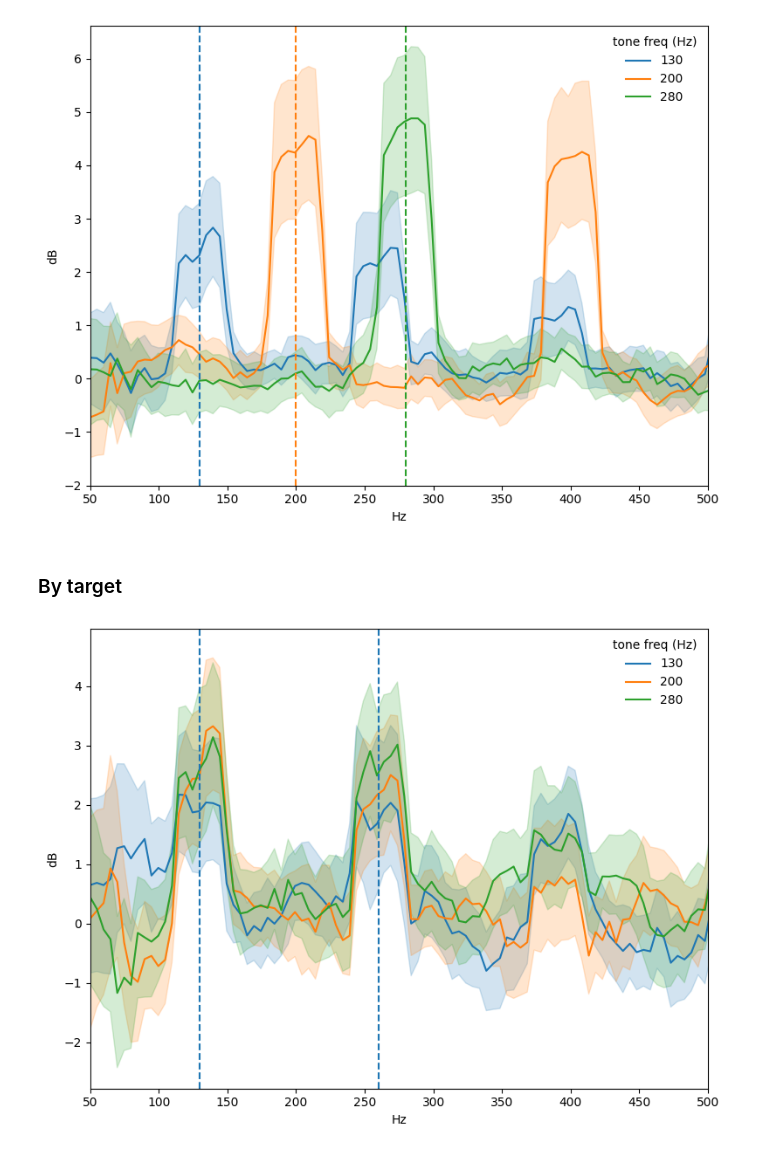
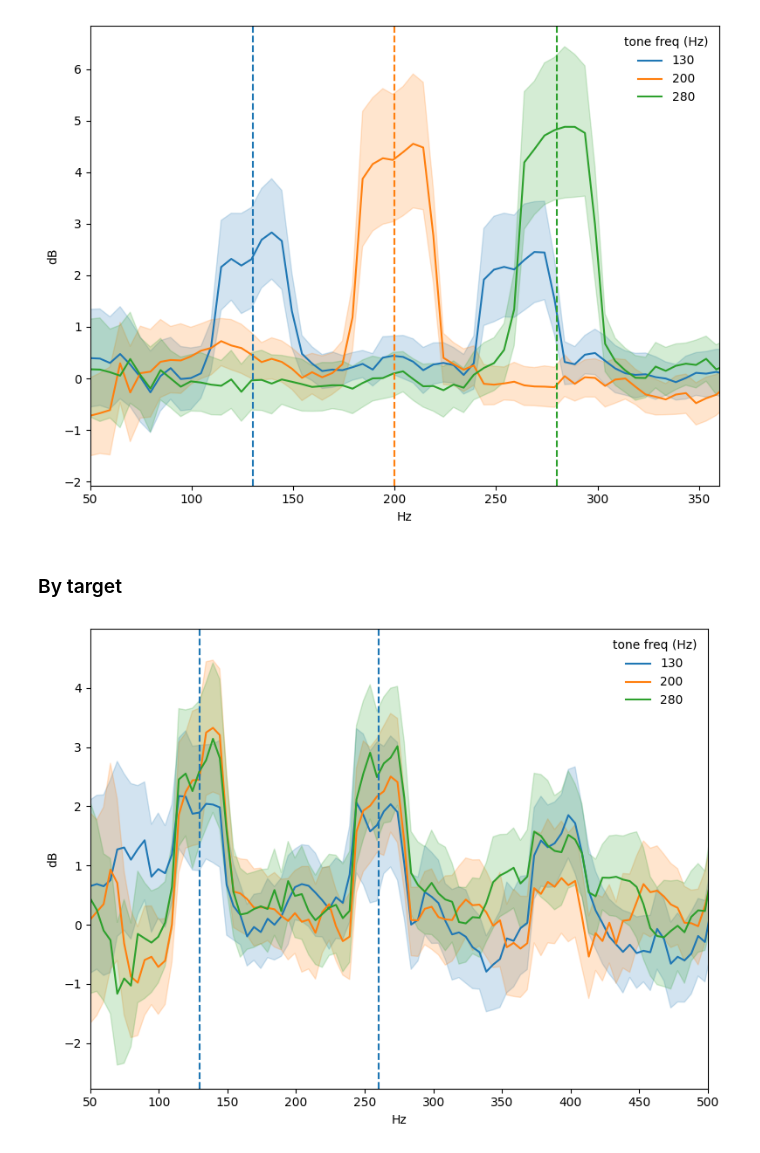
Before and after one commit to letitiayhho/tone-target-monitoring, a Jupyter notebook: analysis/ffr.ipynb, the cells around one changed output. Drawn from its saved outputs; the diff is of its cells as text; code cells hidden in the pictures.

```diff
--- a/analysis/ffr.ipynb
+++ b/analysis/ffr.ipynb
@@ -81,24 +84,24 @@ def compute_spectrum_dB(epo):
 # # Create dataframe and save
 # spectrums = pd.concat(spectrums)
 # spectrums.to_csv('spectrums.csv', index = False)
-spectrums.to_csv('spectrums.csv', index = False)
+spectrums = pd.read_csv('spectrums.csv')
 # %%
 palette_tab10 = sns.color_palette("tab10", 10)
 # %%
 fig, ax = plt.subplots(figsize=(8, 6))
 spectrums_sub = spectrums.groupby(['subject', 'stimulus', 'frequency'], as_index=False)['power'].mean()
 graph = sns.lineplot(data = spectrums_sub, x = "frequency", y = "power", hue = "stimulus", palette = 'tab10', ax = ax)
 graph.axvline(130, linestyle = 'dashed', color = palette_tab10[0])
 graph.axvline(200, linestyle = 'dashed', color = palette_tab10[1])
 graph.axvline(280, linestyle = 'dashed', color = palette_tab10[2])
 graph.set_ylabel("dB")
 graph.set_xlabel("Hz")
-graph.set_xlim(50, 500)
+graph.set_xlim(50, 360)
 # graph.set_ylim(-2, 9)
 plt.legend(frameon=False, title = 'tone freq (Hz)')
 plt.tight_layout()
 # plt.savefig('../figs/FFR.png')
 # %% [output]
-[figure, old version]
+[figure, new version]
 # %% [markdown]
 ### By target
@@ -105,5 +110,5 @@ plt.tight_layout()
 # %%
-spectrums_tone = spectrums[spectrums.stimulus == 130]
+spectrums_tone = spectrums_sub[spectrums_sub.stimulus == 130]
 fig, ax = plt.subplots(figsize=(8, 6))
 graph = sns.lineplot(data = spectrums_tone, x = "frequency", y = "power", hue = "target", palette = 'tab10', ax = ax)
 graph.axvline(130, linestyle = 'dashed', color = palette_tab10[0])
@@ -116,4 +121,4 @@ plt.legend(frameon=False, title = 'tone freq (Hz)')
 plt.tight_layout()
 # plt.savefig('../figs/FFR.png')
 # %% [output]
-[figure, old version]
+[figure, new version]
```
Also changed, not shown: parts of 13 cells of this notebook.
